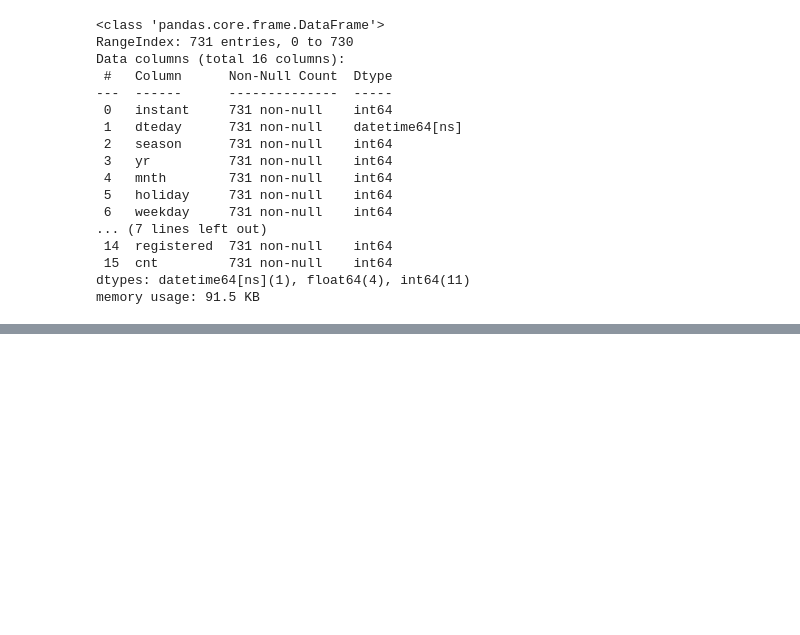
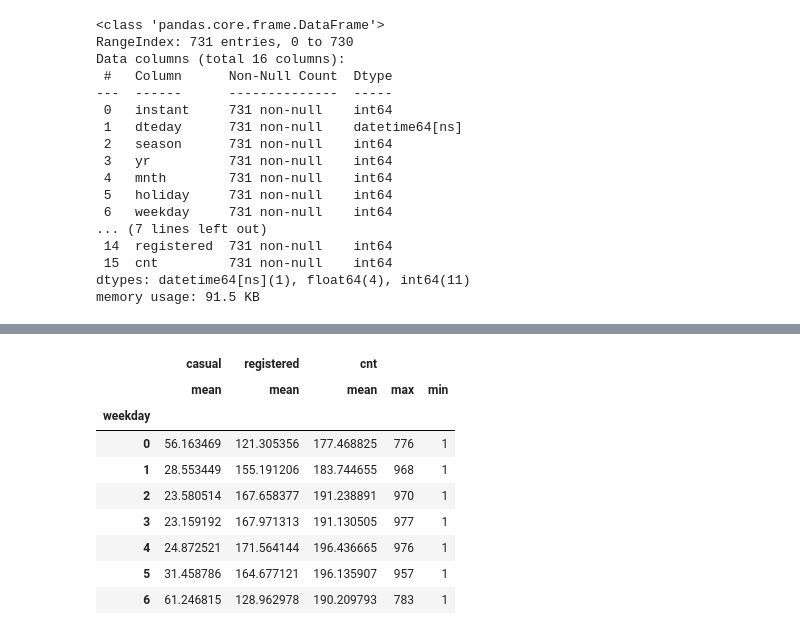
Before and after one commit to duevanofairuz/fp-data-analytics-python-dicoding, a Jupyter notebook: fp-submissions/notebook.ipynb, the cells around one changed output, grey strips where cells are left out. Cells and saved outputs as stored; diff of their text form; code cells hidden in the pictures; blank space fills up the shorter version.

```diff
--- a/fp-submissions/notebook.ipynb
+++ b/fp-submissions/notebook.ipynb
@@ -267,0 +315,18 @@ memory usage: 91.5 KB
+# %%
+#untuk melihat perbandingan pengguna sepeda tiap jam di tiap harinya
+hour_df.groupby(by="weekday").agg({
+    'casual': 'mean',
+    'registered': 'mean',
+    'cnt': ['mean', 'max', 'min']
+})
+# %% [output]
+|  | casual | registered | cnt |  |  |
+|  | mean | mean | mean | max | min |
+| weekday |  |  |  |  |  |
+| 0 | 56.163469 | 121.305356 | 177.468825 | 776 | 1 |
+| 1 | 28.553449 | 155.191206 | 183.744655 | 968 | 1 |
+| 2 | 23.580514 | 167.658377 | 191.238891 | 970 | 1 |
+| 3 | 23.159192 | 167.971313 | 191.130505 | 977 | 1 |
+| 4 | 24.872521 | 171.564144 | 196.436665 | 976 | 1 |
+| 5 | 31.458786 | 164.677121 | 196.135907 | 957 | 1 |
+| 6 | 61.246815 | 128.962978 | 190.209793 | 783 | 1 |
```
Also changed, not shown: parts of 8 cells of this notebook.
